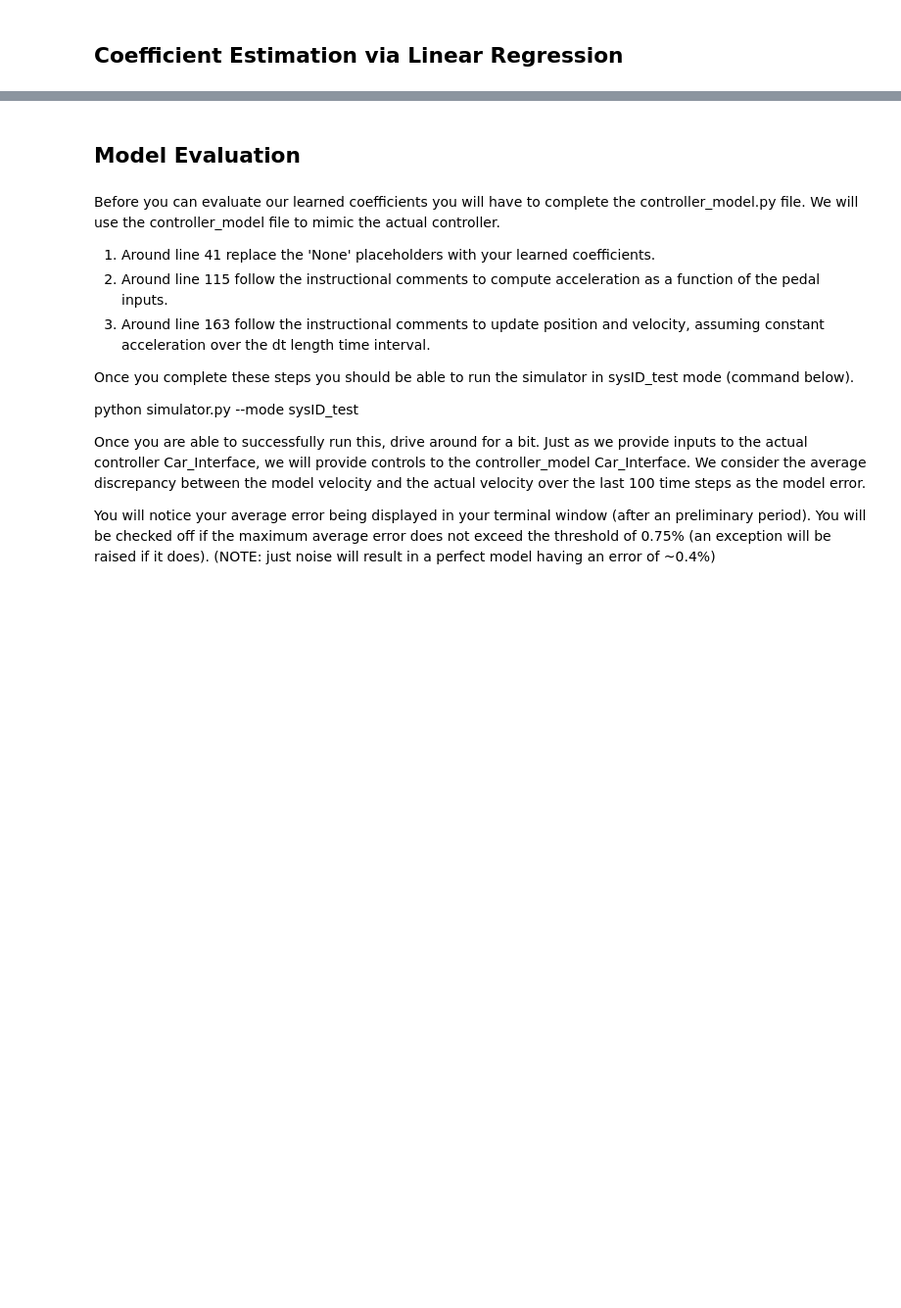
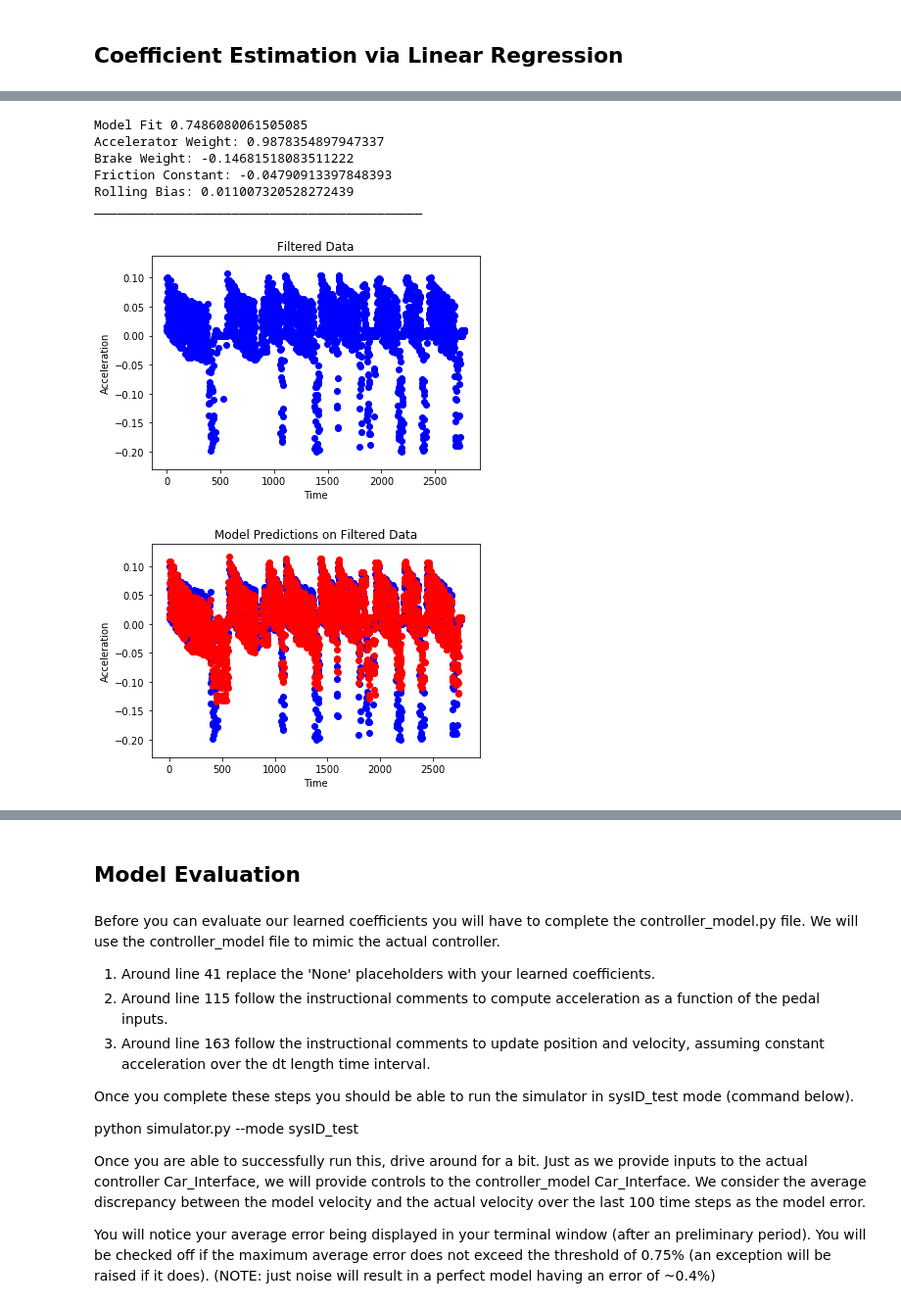
Before and after one commit to prpranav/Self-Driving-Car-Simulator, a Jupyter notebook: hw/sysid/hw2_system_id.ipynb, the cells around one changed output, grey strips where cells are left out. Shown at 98% size. Saved outputs shown, nothing was run; the diff lists cells and outputs as text; code cells hidden in the pictures; blank space fills up the shorter version.

```diff
--- a/hw/sysid/hw2_system_id.ipynb
+++ b/hw/sysid/hw2_system_id.ipynb
@@ -185,36 +212,50 @@ evaluate(preds = model.predict(all_inps), targets = all_outs)
 '''
 Repeat the previous process but now using the filtered
 input and outputs only.
 '''
 
 #CODE HERE
+model = LinearRegression()
+model.fit(filt_inps, filt_outs)
+fit_score = model.score(filt_inps, filt_outs)
+coef = model.coef_
+intercept = model.intercept_
 
 print(f"Model Fit {fit_score}")
 
 
 '''
 Fill in the blanks as in the previous section
 '''
-print(f"Accelerator Weight: {___}")
-print(f"Brake Weight: {___}")
-print(f"Friction Constant: {___}")
-print(f"Rolling Bias: {___}")
+print(f"Accelerator Weight: {coef[0]}")
+print(f"Brake Weight: {coef[1]}")
+print(f"Friction Constant: {coef[2]}")
+print(f"Rolling Bias: {intercept}")
 print("___________________________________________")
 
 
 plt.clf()
 plt.title("Filtered Data")
 plt.scatter(filt_times, filt_outs, color = 'b')
 plt.xlabel("Time")
 plt.ylabel("Acceleration")
 plt.show()
 
 plt.clf()
 plt.title("Model Predictions on Filtered Data")
 plt.xlabel("Time")
 plt.ylabel("Acceleration")
 plt.scatter(filt_times, filt_outs, color = 'b')
 plt.scatter(filt_times, model.predict(filt_inps), color = 'r')
 plt.show()
+# %% [output]
+Model Fit 0.7486080061505085
+Accelerator Weight: 0.9878354897947337
+Brake Weight: -0.14681518083511222
+Friction Constant: -0.04790913397848393
+Rolling Bias: 0.011007320528272439
+___________________________________________
+[figure, added]
+[figure, added]
 # %%
 evaluate(preds = model.predict(filt_inps), targets = filt_outs)
```
Also changed, not shown: parts of 4 cells of this notebook, 2 other files.
